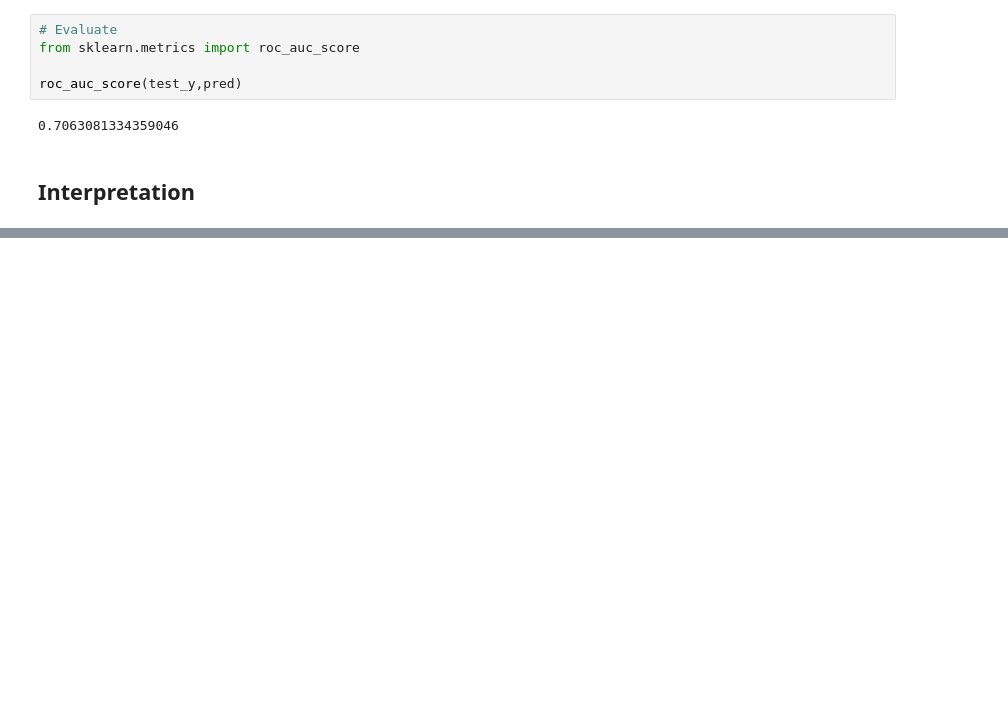
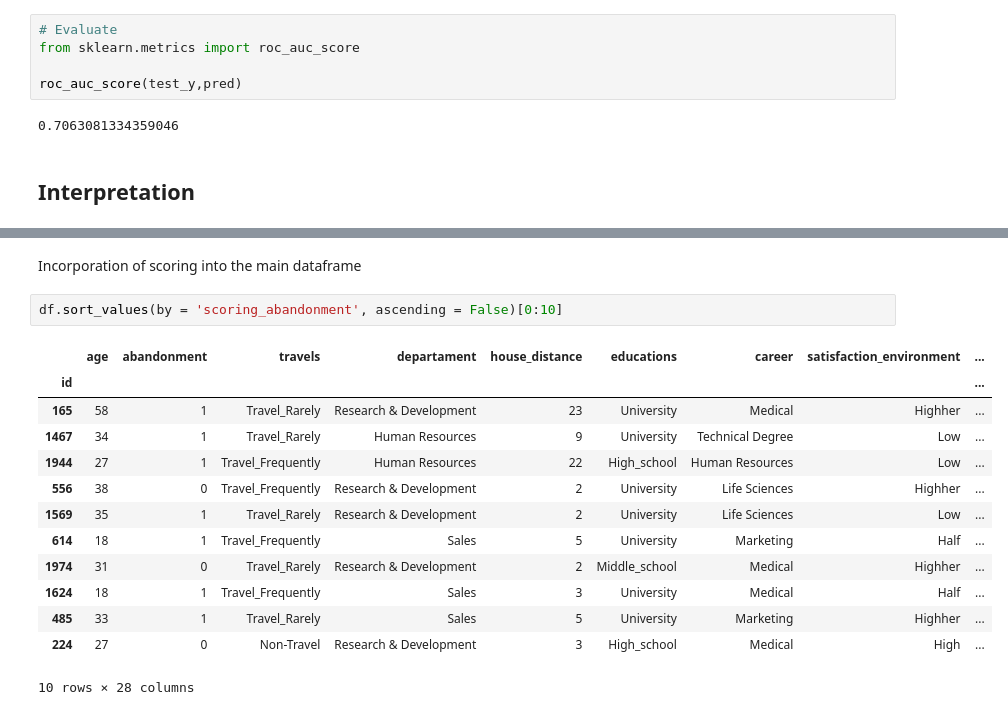
Before and after one commit to EstebanGarnicaMateus/Portfolio, a Jupyter notebook: ds_projects/data_science/Abandonment_employees.ipynb, the cells around one changed output, grey strips where cells are left out. Saved outputs shown, nothing was run; the diff lists cells and outputs as text; blank space fills up the shorter version.

```diff
--- a/ds_projects/data_science/Abandonment_employees.ipynb
+++ b/ds_projects/data_science/Abandonment_employees.ipynb
@@ -493,0 +537,18 @@ roc_auc_score(test_y,pred)
+# %% [markdown]
+Incorporation of scoring into the main dataframe
+# %%
+df.sort_values(by = 'scoring_abandonment', ascending = False)[0:10]
+# %% [output]
+|  | age | abandonment | travels | departament | house_distance | educations | career | satisfaction_environment | ... |
+| id |  |  |  |  |  |  |  |  | ... |
+| 165 | 58 | 1 | Travel_Rarely | Research & Development | 23 | University | Medical | Highher | ... |
+| 1467 | 34 | 1 | Travel_Rarely | Human Resources | 9 | University | Technical Degree | Low | ... |
+| 1944 | 27 | 1 | Travel_Frequently | Human Resources | 22 | High_school | Human Resources | Low | ... |
+| 556 | 38 | 0 | Travel_Frequently | Research & Development | 2 | University | Life Sciences | Highher | ... |
+| 1569 | 35 | 1 | Travel_Rarely | Research & Development | 2 | University | Life Sciences | Low | ... |
+| 614 | 18 | 1 | Travel_Frequently | Sales | 5 | University | Marketing | Half | ... |
+| 1974 | 31 | 0 | Travel_Rarely | Research & Development | 2 | Middle_school | Medical | Highher | ... |
+| 1624 | 18 | 1 | Travel_Frequently | Sales | 3 | University | Medical | Half | ... |
+| 485 | 33 | 1 | Travel_Rarely | Sales | 5 | University | Marketing | Highher | ... |
+| 224 | 27 | 0 | Non-Travel | Research & Development | 3 | High_school | Medical | High | ... |
+10 rows × 28 columns
```
Also changed, not shown: parts of 10 cells of this notebook.
